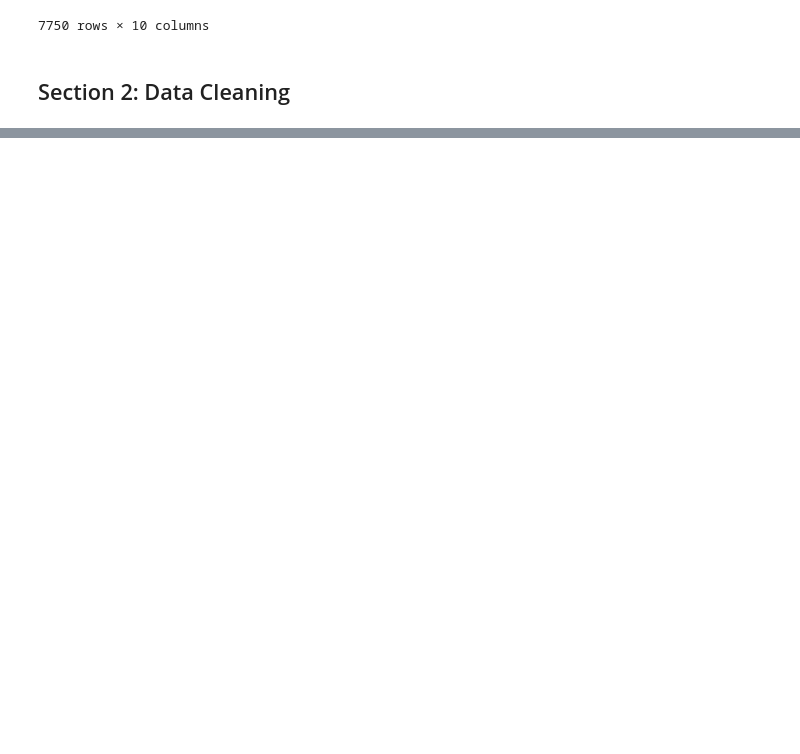
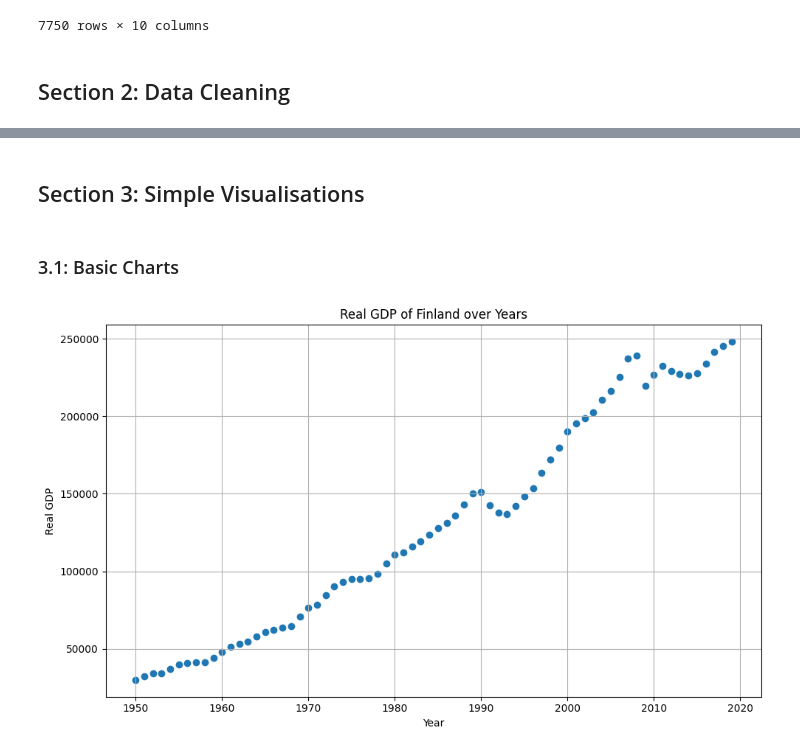
Before and after one commit to jxy-ygjm/EC1B1-Mini-Assessment, a Jupyter notebook: Mini Assessment.ipynb, the cells around one changed output, grey strips where cells are left out. Cells and saved outputs as stored; diff of their text form; code cells hidden in the pictures; blank space fills up the shorter version.

Commit message:
Finish Section 2 and Section 3

```diff
--- a/Mini Assessment.ipynb
+++ b/Mini Assessment.ipynb
@@ -117,0 +165,3 @@ print(empty_emp_rows)
+# %%
+# Fill missing values in "rgdpna" using linear interpolation with limit=1
+df["rgdpna"] = df["rgdpna"].interpolate(method="linear", limit_direction="both", limit=1)
@@ -117,0 +190,14 @@ print(empty_emp_rows)
+# %%
+# Rename columns for better readability
+df.rename(
+    columns={
+        "rgdpna": "Real GDP",
+        "rnna": "Capital",
+        "emp": "Labour",
+        "hc": "Human Capital",
+    },
+    inplace=True
+)
+# %%
+# Drop the "countrycode" column
+df = df.drop(columns=["countrycode"])
@@ -117,0 +221,22 @@ print(empty_emp_rows)
+# %% [markdown]
+## Section 3: Simple Visualisations
+# %% [markdown]
+### 3.1: Basic Charts
+# %%
+# Filter data for Finland
+finland_data = df[df["country"] == "Finland"]
+# %%
+# Create the scatterplot
+plt.figure(figsize=(10, 6))
+
+plt.scatter(finland_data["year"], finland_data["Real GDP"])
+
+plt.title("Real GDP of Finland over Years")
+plt.xlabel("Year")
+plt.ylabel("Real GDP")
+
+plt.grid(True)
+plt.tight_layout()
+plt.show()
+# %% [output]
+[figure, added]
```
Also changed, not shown: parts of 21 cells of this notebook.
